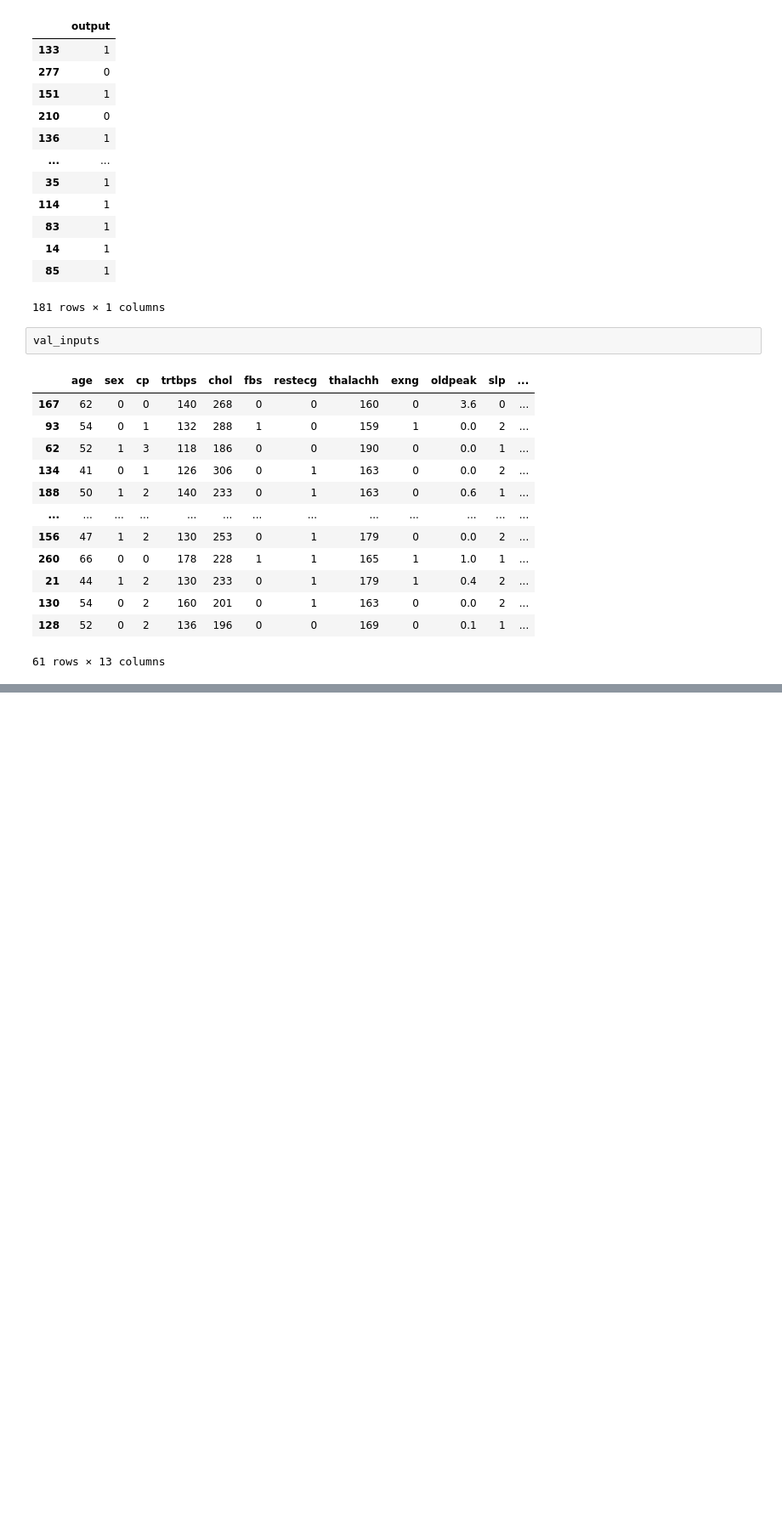
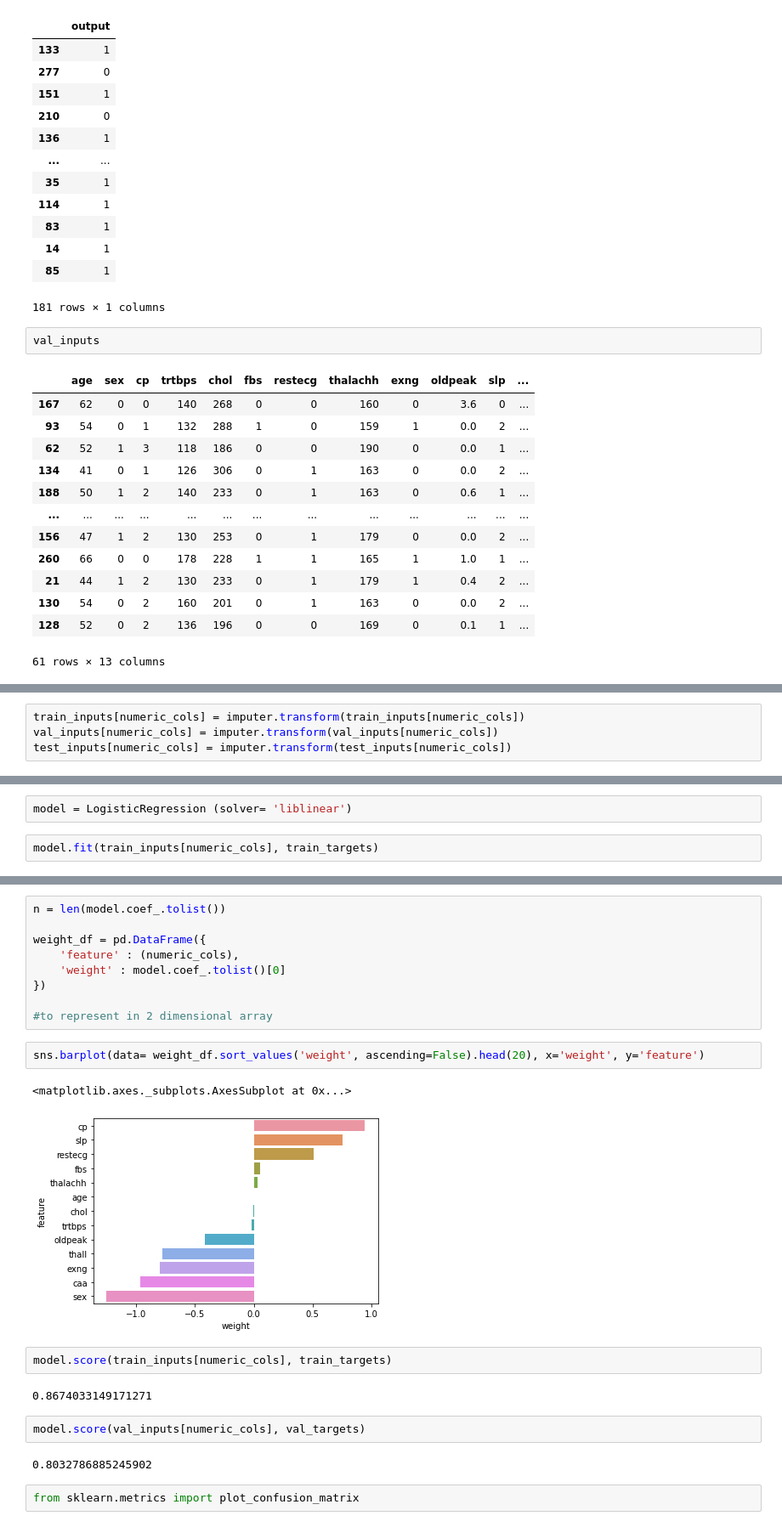
Before and after one commit to RASHI2505/Minor-Project, a Jupyter notebook: Heart_Attack_Analysis.ipynb, the cells around one changed output, grey strips where cells are left out. Shown at 85% size. Saved outputs shown, nothing was run; the diff lists cells and outputs as text; blank space fills up the shorter version.

```diff
--- a/Heart_Attack_Analysis.ipynb
+++ b/Heart_Attack_Analysis.ipynb
@@ -226,0 +293,4 @@ val_inputs
+# %%
+train_inputs[numeric_cols] = imputer.transform(train_inputs[numeric_cols])
+val_inputs[numeric_cols] = imputer.transform(val_inputs[numeric_cols])
+test_inputs[numeric_cols] = imputer.transform(test_inputs[numeric_cols])
@@ -226,0 +331,4 @@ val_inputs
+# %%
+model = LogisticRegression (solver= 'liblinear')
+# %%
+model.fit(train_inputs[numeric_cols], train_targets)
@@ -226,0 +343,24 @@ val_inputs
+# %%
+n = len(model.coef_.tolist())
+
+weight_df = pd.DataFrame({
+    'feature' : (numeric_cols),
+    'weight' : model.coef_.tolist()[0]
+})
+
+#to represent in 2 dimensional array
+# %%
+sns.barplot(data= weight_df.sort_values('weight', ascending=False).head(20), x='weight', y='feature')
+# %% [output]
+<matplotlib.axes._subplots.AxesSubplot at 0x...>
+[figure, added]
+# %%
+model.score(train_inputs[numeric_cols], train_targets)
+# %% [output]
+0.8674033149171271
+# %%
+model.score(val_inputs[numeric_cols], val_targets)
+# %% [output]
+0.8032786885245902
+# %%
+from sklearn.metrics import plot_confusion_matrix
```
Also changed, not shown: parts of 43 cells of this notebook.
